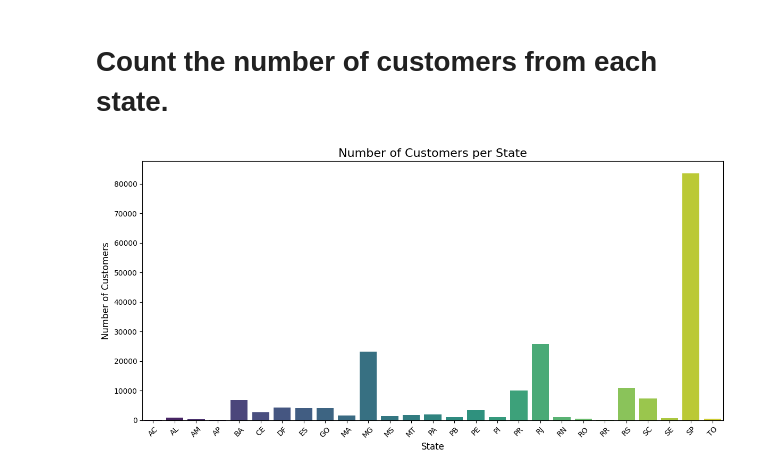
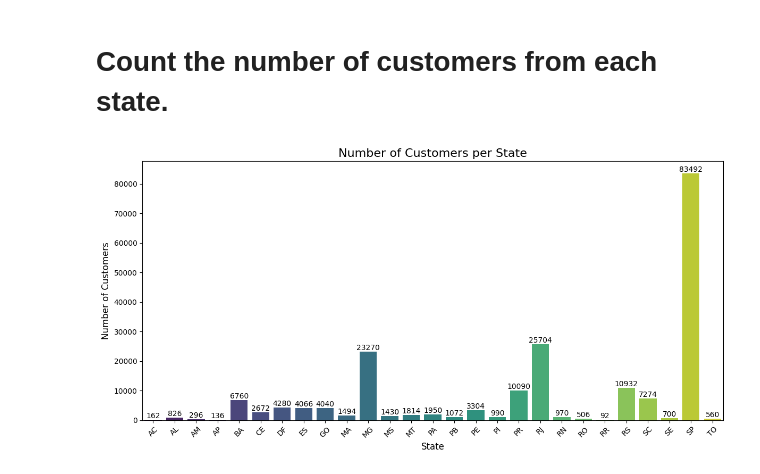
Before and after one commit to AbhiKanekar/DA_Project_01, a Jupyter notebook: Questions.ipynb, the cells around one changed output. Saved outputs shown, nothing was run; the diff lists cells and outputs as text; code cells hidden in the pictures.

```diff
--- a/Questions.ipynb
+++ b/Questions.ipynb
@@ -105,32 +89,34 @@ Decimal('99.99807')
 query = """
 SELECT customer_state, COUNT(customer_id)
 FROM customers
 GROUP BY customer_state;
 """
 cursor.execute(query)
 
 # --- Fetch Data ---
 data = cursor.fetchall()
 
 # --- Create DataFrame ---
 df = pd.DataFrame(data, columns=["States", "No of Customer"])
 
 # --- Optional: Sort by number of customers (descending order) ---
 df = df.sort_values(by="States", ascending=True)
 
 # --- Plot Bar Chart using Seaborn ---
 plt.figure(figsize=(12,6))  # Set figure size
-sns.barplot(x="States", y="No of Customer", hue="States", data=df, palette="viridis", legend=False)
+ax = sns.barplot(x="States", y="No of Customer", hue="States", data=df, palette="viridis", legend=False)
 
+for container in ax.containers:
+    ax.bar_label(container)
 
 # --- Customize Chart ---
 plt.title("Number of Customers per State", fontsize=16)
 plt.xlabel("State", fontsize=12)
 plt.ylabel("Number of Customers", fontsize=12)
 plt.xticks(rotation=45)
 plt.tight_layout()
 
 # --- Show Chart ---
 plt.show()
 # %% [output]
-[figure, old version]
+[figure, new version]
```
Also changed, not shown: parts of 13 cells of this notebook, 1 other file.
